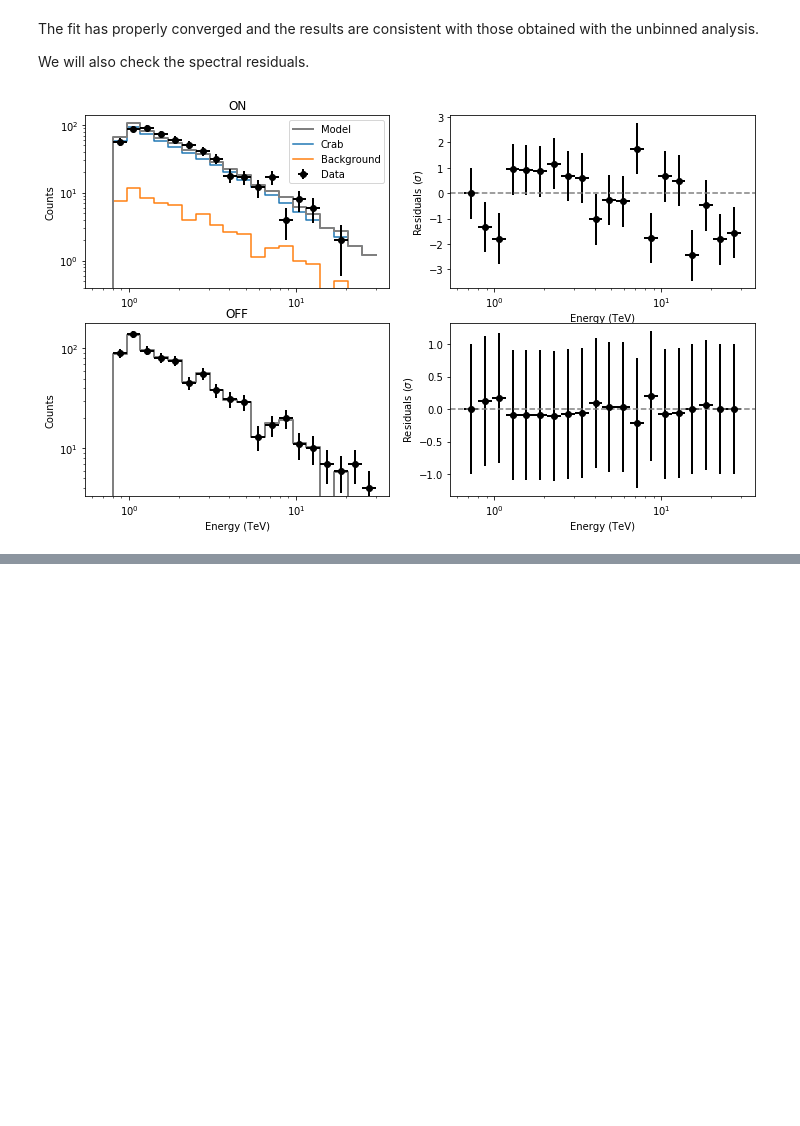
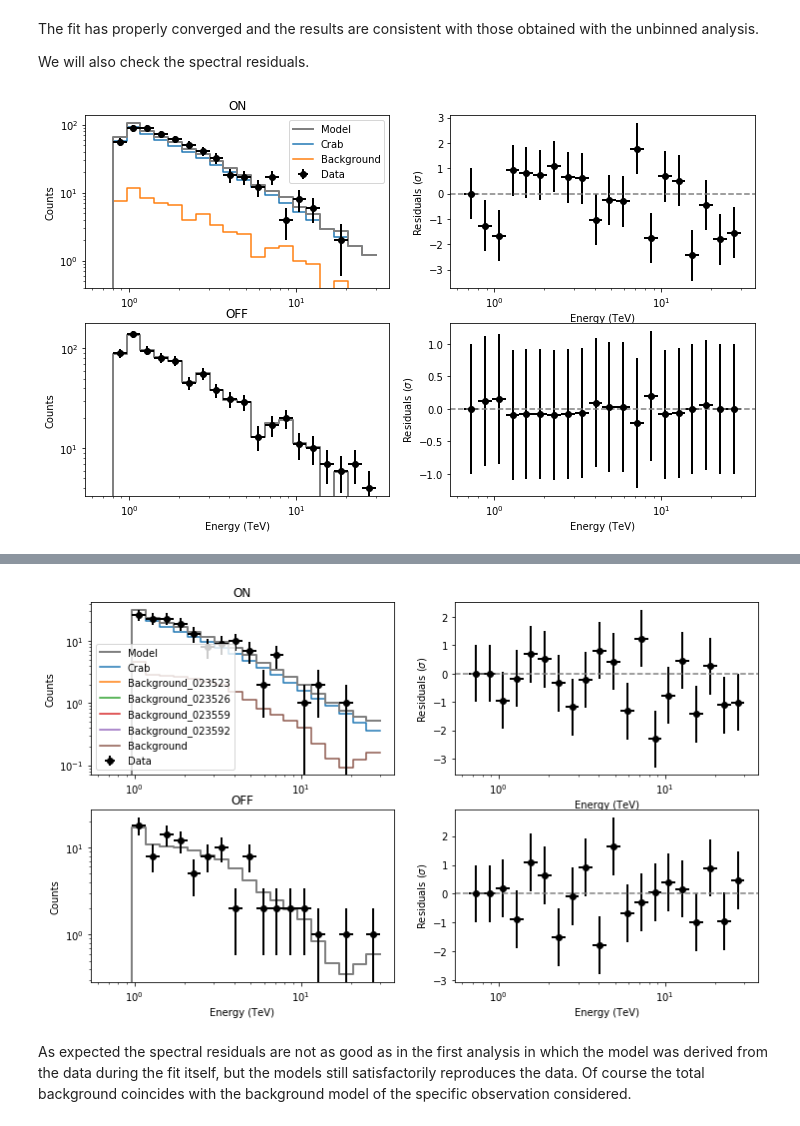
Before and after one commit to ctools/ctools, a Jupyter notebook: doc/source/users/tutorials/hess_dr1/classical.ipynb, the cells around one changed output, grey strips where cells are left out. Cells and saved outputs as stored; diff of their text form; code cells hidden in the pictures; blank space fills up the shorter version.

Commit message:
consistent with latest mods plus classical analysis with background model

```diff
--- a/doc/source/users/tutorials/hess_dr1/classical.ipynb
+++ b/doc/source/users/tutorials/hess_dr1/classical.ipynb
@@ -131,0 +172,18 @@ plot_residuals(residuals,'',0)
+# %%
+phagen = cscripts.csphagen()
+phagen['inobs'] = obsfile
+phagen['inmodel'] = startmodel
+phagen['ebinalg'] = 'LOG'
+phagen['emin'] = 0.66
+phagen['emax'] = 30.
+phagen['enumbins'] = 20
+phagen['coordsys'] = 'CEL'
+phagen['ra'] = 83.63
+phagen['dec'] = 22.01
+phagen['rad'] = 0.2
+phagen['bkgmethod'] = 'REFLECTED'
+phagen['use_model_bkg'] = True
+phagen['maxoffset'] = 2.0
+phagen['stack'] = False # treat observations separately in joint likelihood fit
+
+phagen.run()
@@ -131,0 +194,7 @@ plot_residuals(residuals,'',0)
+# %%
+like = ctools.ctlike(phagen.obs())
+
+like.run()
+
+print(like.opt())
+print(like.obs().models())
@@ -131,0 +225,16 @@ plot_residuals(residuals,'',0)
+# %%
+residuals = 'residuals_classical_bkgmod.fits'
+res = cscripts.csresspec(like.obs())
+
+res['components'] = True
+res['algorithm'] = 'SIGNIFICANCE'
+res['outfile'] = residuals
+
+res.execute()
+
+from show_residuals import plot_residuals
+plot_residuals(residuals,'',0)
+# %% [output]
+[figure, added]
+# %% [markdown]
+As expected the spectral residuals are not as good as in the first analysis in which the model was derived from the data during the fit itself, but the models still satisfactorily reproduces the data. Of course the total background coincides with the background model of the specific observation considered.
```
Also changed, not shown: parts of 21 cells of this notebook.
